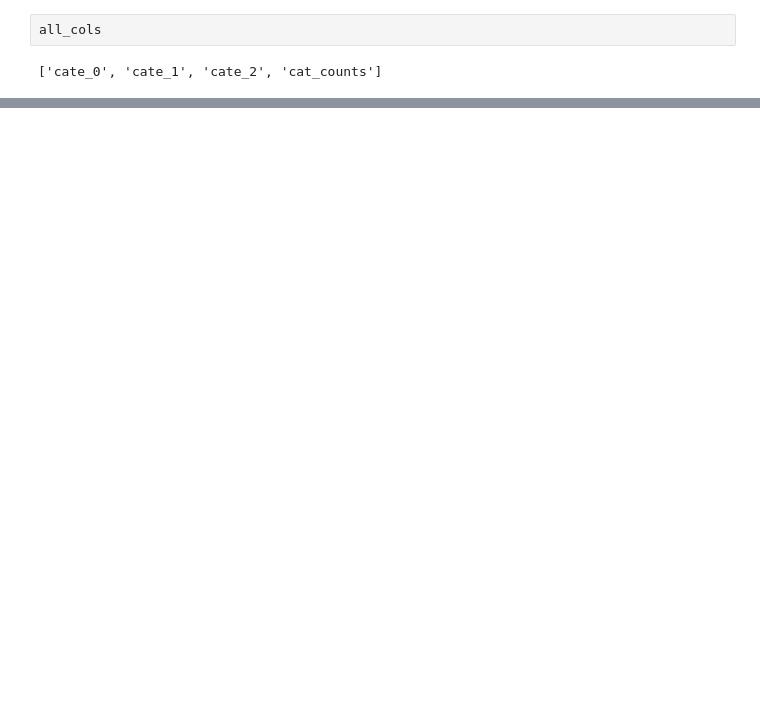
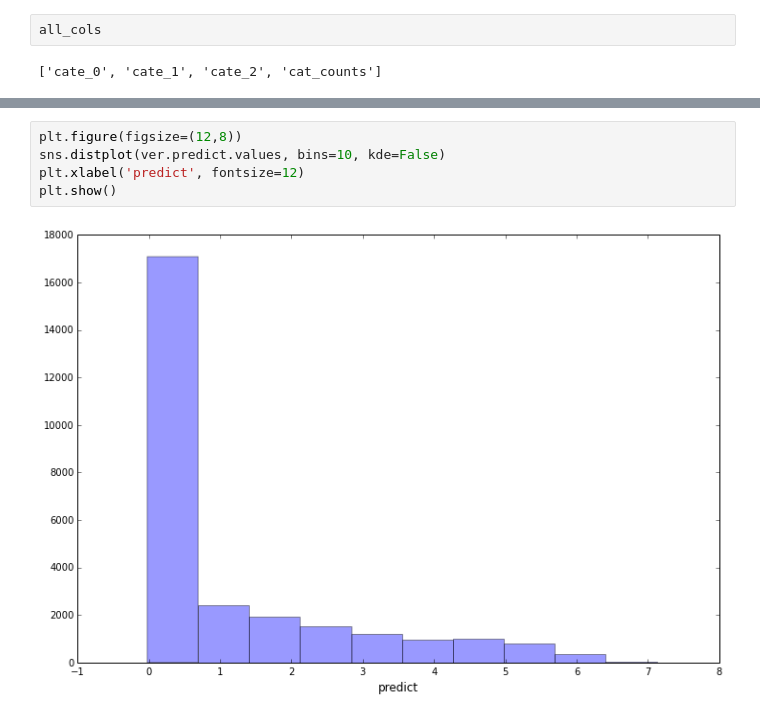
Before and after one commit to YulinGUO/LoanForecasting, a Jupyter notebook: pys/load.ipynb, the cells around one changed output, grey strips where cells are left out. Drawn from its saved outputs; the diff is of its cells as text; blank space fills up the shorter version.

```diff
--- a/pys/load.ipynb
+++ b/pys/load.ipynb
@@ -324,0 +356,7 @@ Name: active_day_of_week, Length: 272979, dtype: int64
+# %%
+plt.figure(figsize=(12,8))
+sns.distplot(ver.predict.values, bins=10, kde=False)
+plt.xlabel('predict', fontsize=12)
+plt.show()
+# %% [output]
+[figure, added]
```
Also changed, not shown: parts of 35 cells of this notebook, 3 other files.
